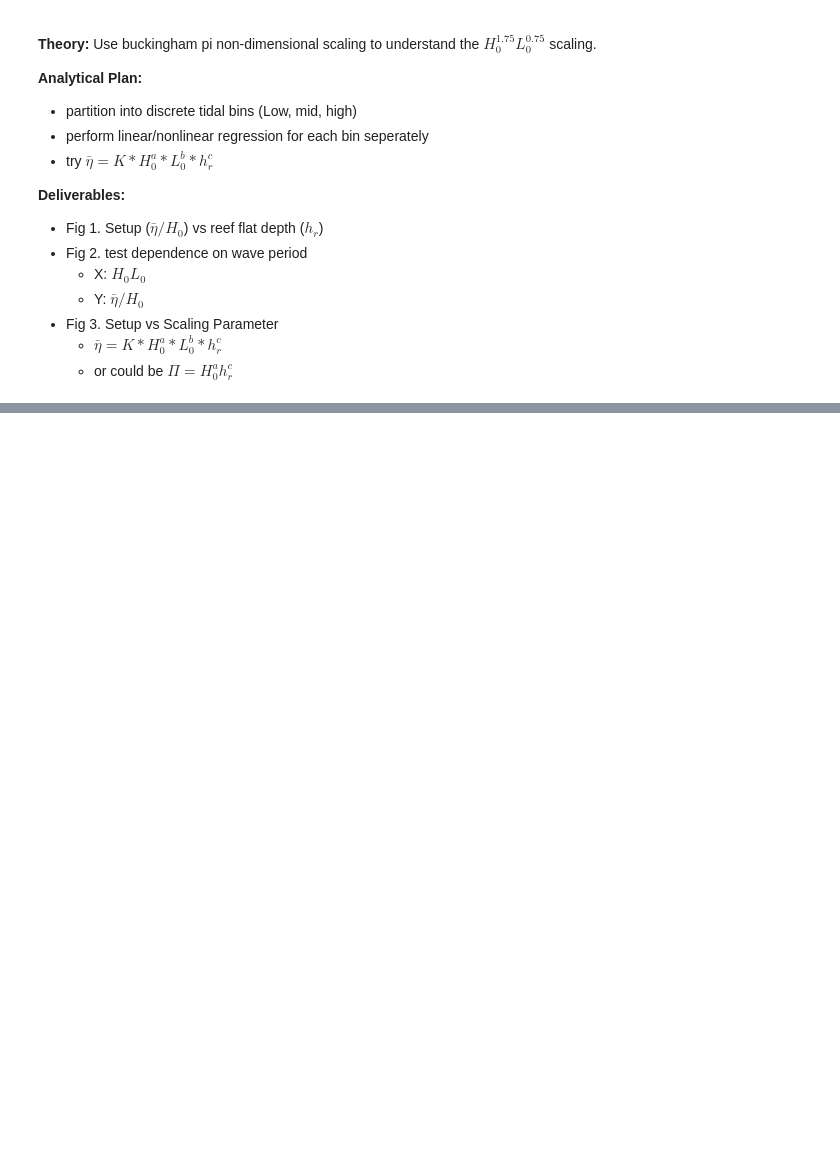
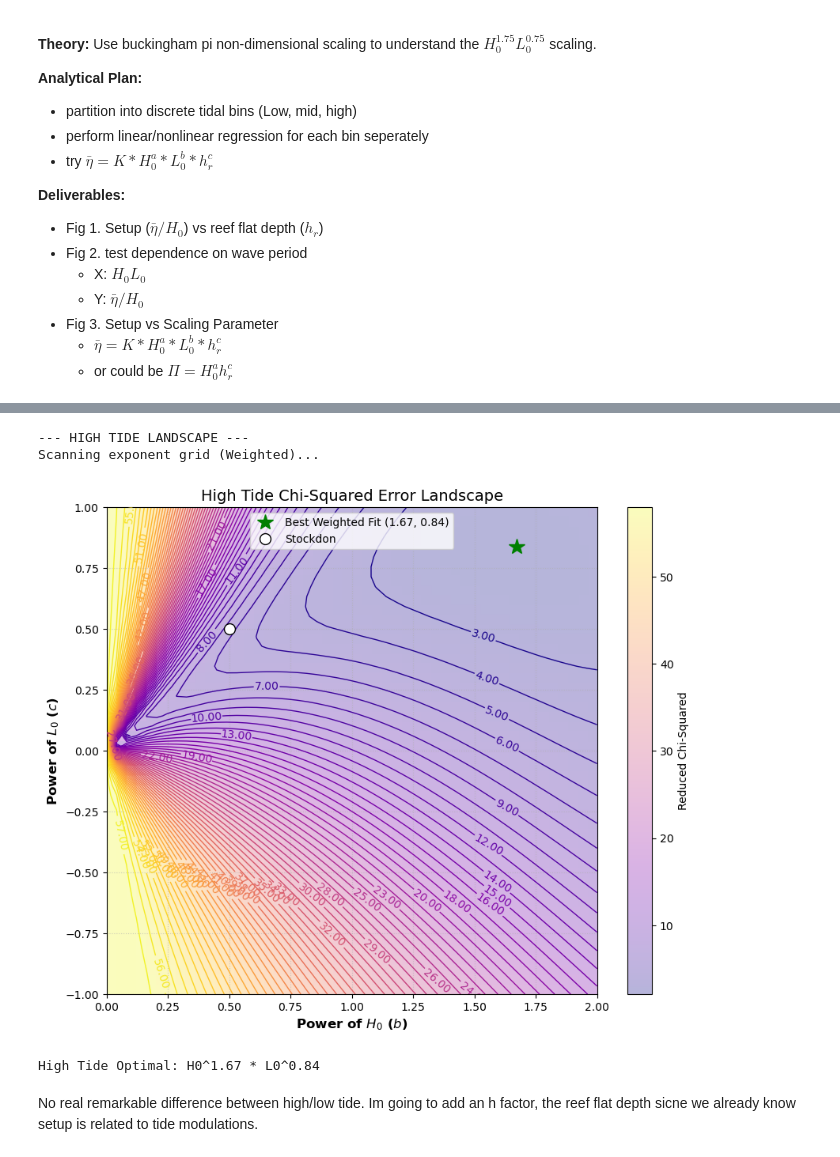
Before and after one commit to isidora-rojas/PILOT_Mokuleia, a Jupyter notebook: Mark_Meetings/1_scaling_tides.ipynb, the cells around one changed output, grey strips where cells are left out. Cells and saved outputs as stored; diff of their text form; code cells hidden in the pictures; blank space fills up the shorter version.

```diff
--- a/Mark_Meetings/1_scaling_tides.ipynb
+++ b/Mark_Meetings/1_scaling_tides.ipynb
@@ -83,0 +128,22 @@ Index(['H0', 'n', 'h_tide', 'L0', 'H0/L0', 'H0L0', 'steepness', 'Tp',
+# %%
+print("\n--- HIGH TIDE LANDSCAPE ---")
+best_b_hi, best_c_hi = plot_chisq_landscape(
+    binned_hi,            # Your High Tide binned data
+    h_col='H0_mean',
+    l_col='L0_mean',
+    y_col='n_mean',
+    sigma_col='n_sem',
+    b_range=np.linspace(0, 2.0, 50),
+    c_range=np.linspace(-1.0, 1.0, 50),
+    levels=60,
+    title = 'High Tide Chi-Squared Error Landscape'
+)
+
+print(f"High Tide Optimal: H0^{best_b_hi:.2f} * L0^{best_c_hi:.2f}")
+# %% [output]
+--- HIGH TIDE LANDSCAPE ---
+Scanning exponent grid (Weighted)...
+[figure, added]
+High Tide Optimal: H0^1.67 * L0^0.84
+# %% [markdown]
+No real remarkable difference between high/low tide. Im going to add an h factor, the reef flat depth sicne we already know setup is related to tide modulations.
```
Also changed, not shown: parts of 10 cells of this notebook, 2 other files.
